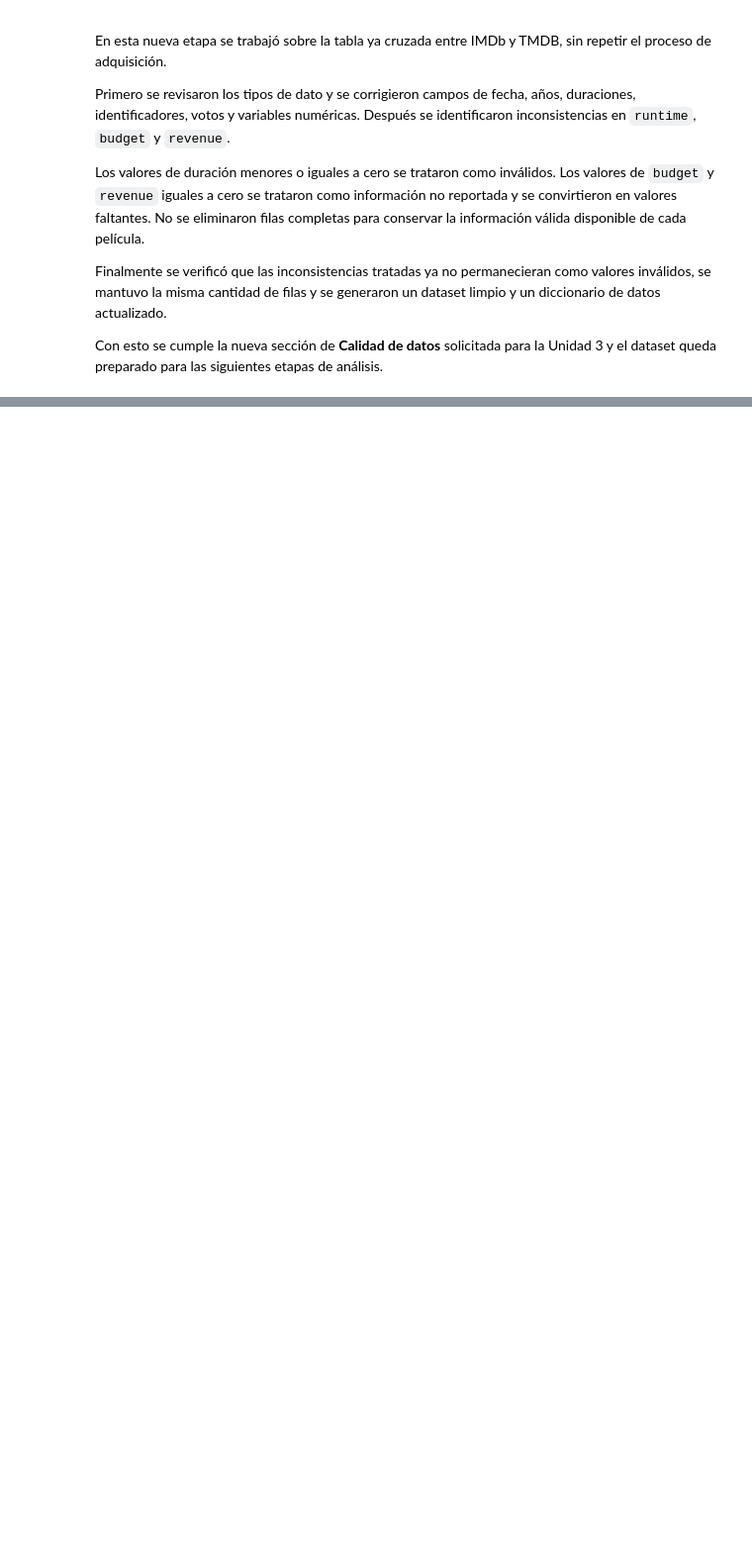
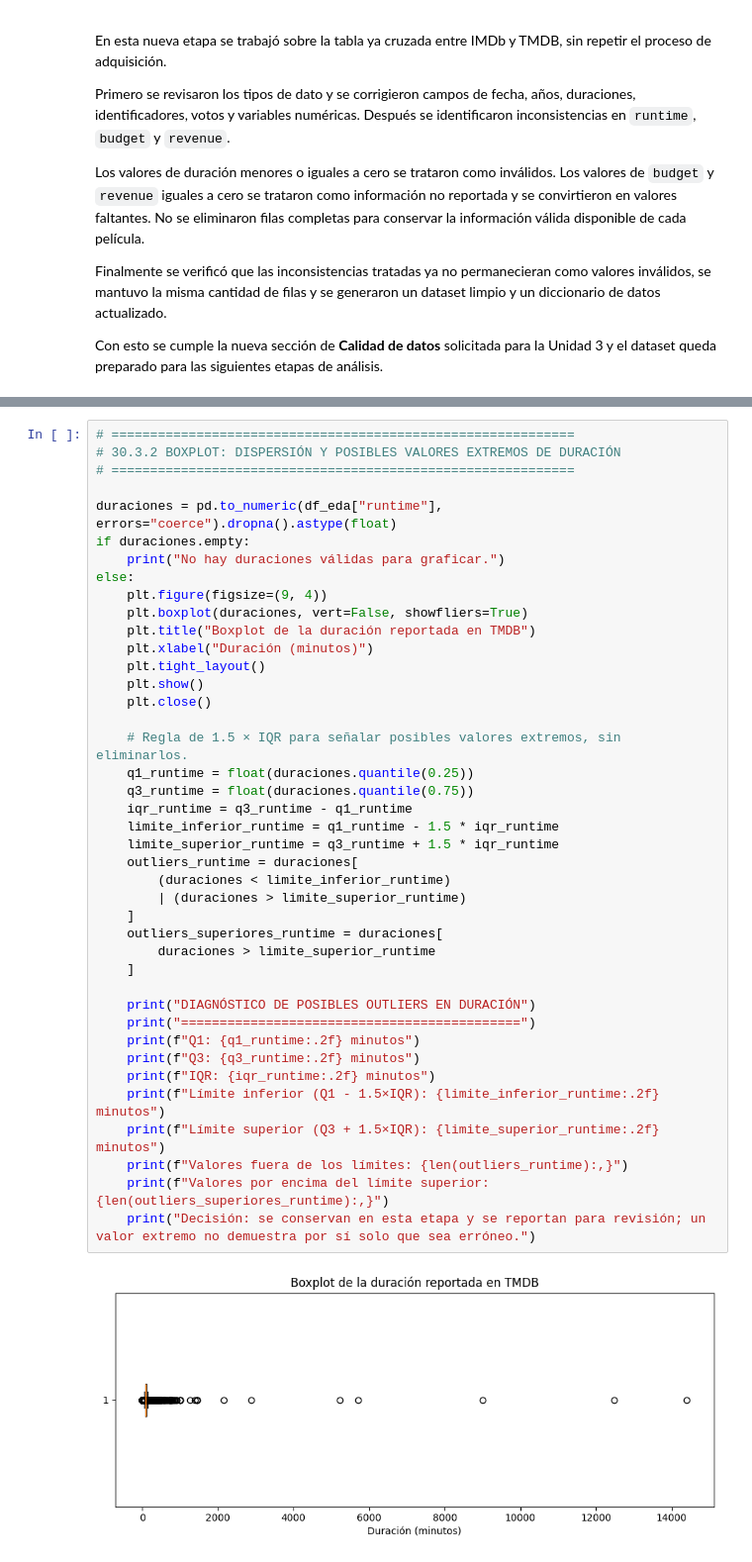
Before and after one commit to SantiCeballosM/mineria-datos-cine-exito, a Jupyter notebook: notebooks/Cine_Exito.ipynb, the cells around one changed output, grey strips where cells are left out. Shown at 99% size. Cells and saved outputs as stored; diff of their text form; blank space fills up the shorter version.

```diff
--- a/notebooks/Cine_Exito.ipynb
+++ b/notebooks/Cine_Exito.ipynb
@@ -1621,0 +1922,43 @@ Con esto se cumple la nueva sección de **Calidad de datos** solicitada para la
+# %%
+# ============================================================
+# 30.3.2 BOXPLOT: DISPERSIÓN Y POSIBLES VALORES EXTREMOS DE DURACIÓN
+# ============================================================
+
+duraciones = pd.to_numeric(df_eda["runtime"], errors="coerce").dropna().astype(float)
+if duraciones.empty:
+    print("No hay duraciones válidas para graficar.")
+else:
+    plt.figure(figsize=(9, 4))
+    plt.boxplot(duraciones, vert=False, showfliers=True)
+    plt.title("Boxplot de la duración reportada en TMDB")
+    plt.xlabel("Duración (minutos)")
+    plt.tight_layout()
+    plt.show()
+    plt.close()
+
+    # Regla de 1.5 × IQR para señalar posibles valores extremos, sin eliminarlos.
+    q1_runtime = float(duraciones.quantile(0.25))
+    q3_runtime = float(duraciones.quantile(0.75))
+    iqr_runtime = q3_runtime - q1_runtime
+    limite_inferior_runtime = q1_runtime - 1.5 * iqr_runtime
+    limite_superior_runtime = q3_runtime + 1.5 * iqr_runtime
+    outliers_runtime = duraciones[
+        (duraciones < limite_inferior_runtime)
+        | (duraciones > limite_superior_runtime)
+    ]
+    outliers_superiores_runtime = duraciones[
+        duraciones > limite_superior_runtime
+    ]
+
+    print("DIAGNÓSTICO DE POSIBLES OUTLIERS EN DURACIÓN")
+    print("============================================")
+    print(f"Q1: {q1_runtime:.2f} minutos")
+    print(f"Q3: {q3_runtime:.2f} minutos")
+    print(f"IQR: {iqr_runtime:.2f} minutos")
+    print(f"Límite inferior (Q1 - 1.5×IQR): {limite_inferior_runtime:.2f} minutos")
+    print(f"Límite superior (Q3 + 1.5×IQR): {limite_superior_runtime:.2f} minutos")
+    print(f"Valores fuera de los límites: {len(outliers_runtime):,}")
+    print(f"Valores por encima del límite superior: {len(outliers_superiores_runtime):,}")
+    print("Decisión: se conservan en esta etapa y se reportan para revisión; un valor extremo no demuestra por sí solo que sea erróneo.")
+# %% [output]
+[figure, added]
```
Also changed, not shown: parts of 24 cells of this notebook.
